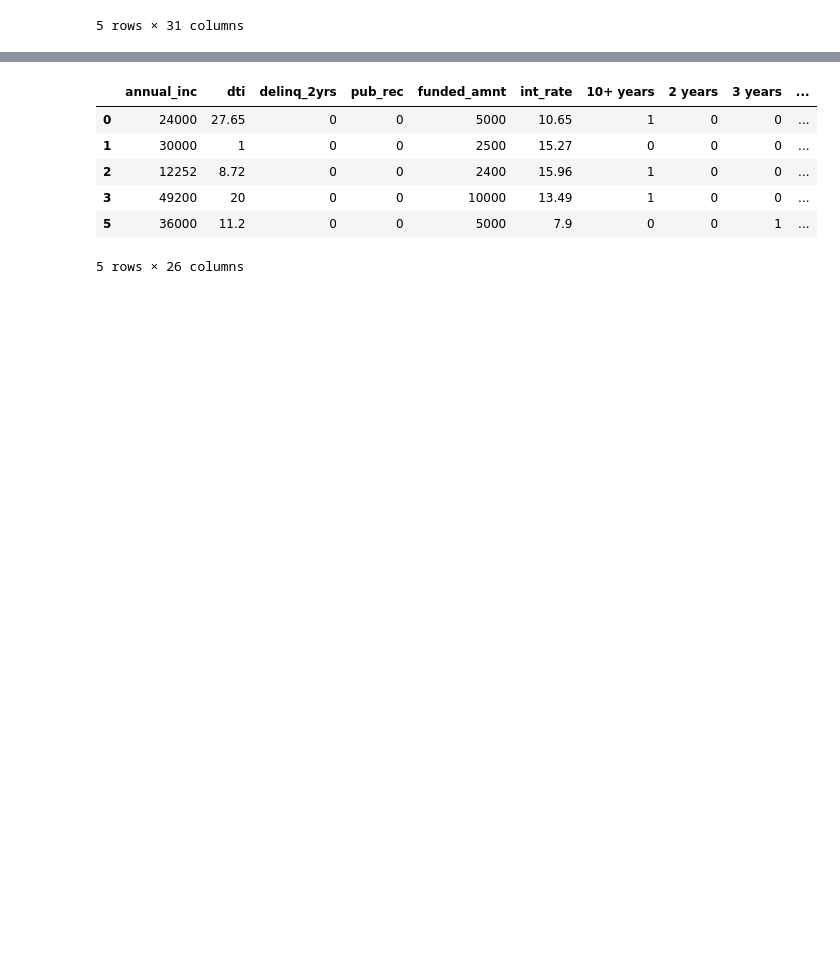
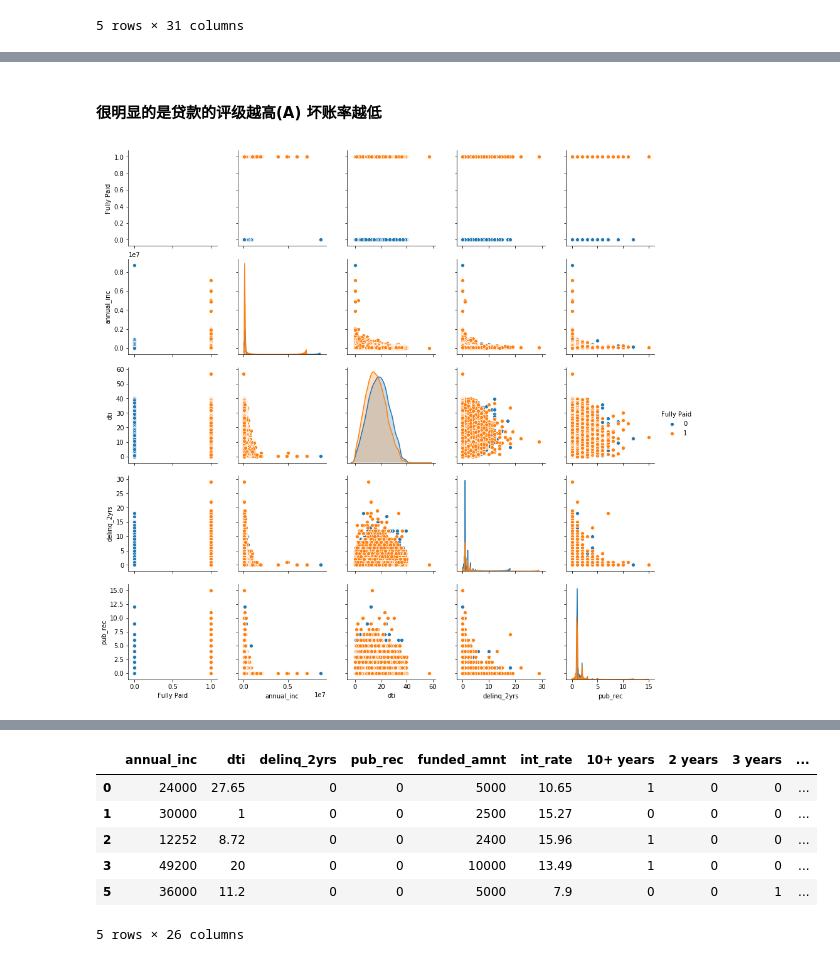
Before and after one commit to kimi987/PyAndML, a Jupyter notebook: src/毕业项目/AIPND Capstone Template.ipynb, the cells around one changed output, grey strips where cells are left out. Drawn from its saved outputs; the diff is of its cells as text; code cells hidden in the pictures; blank space fills up the shorter version.

```diff
--- a/src/毕业项目/AIPND Capstone Template.ipynb
+++ b/src/毕业项目/AIPND Capstone Template.ipynb
@@ -479,0 +576,7 @@ df_clean.head()
+# %% [markdown]
+#### 很明显的是贷款的评级越高(A) 坏账率越低
+# %%
+# 用户信息类的数值特征
+sns.pairplot(df_clean[['Fully Paid', 'annual_inc', 'dti', 'delinq_2yrs', 'pub_rec']], hue="Fully Paid");
+# %% [output]
+[figure, added]
```
Also changed, not shown: parts of 19 cells of this notebook, 1 other file.
